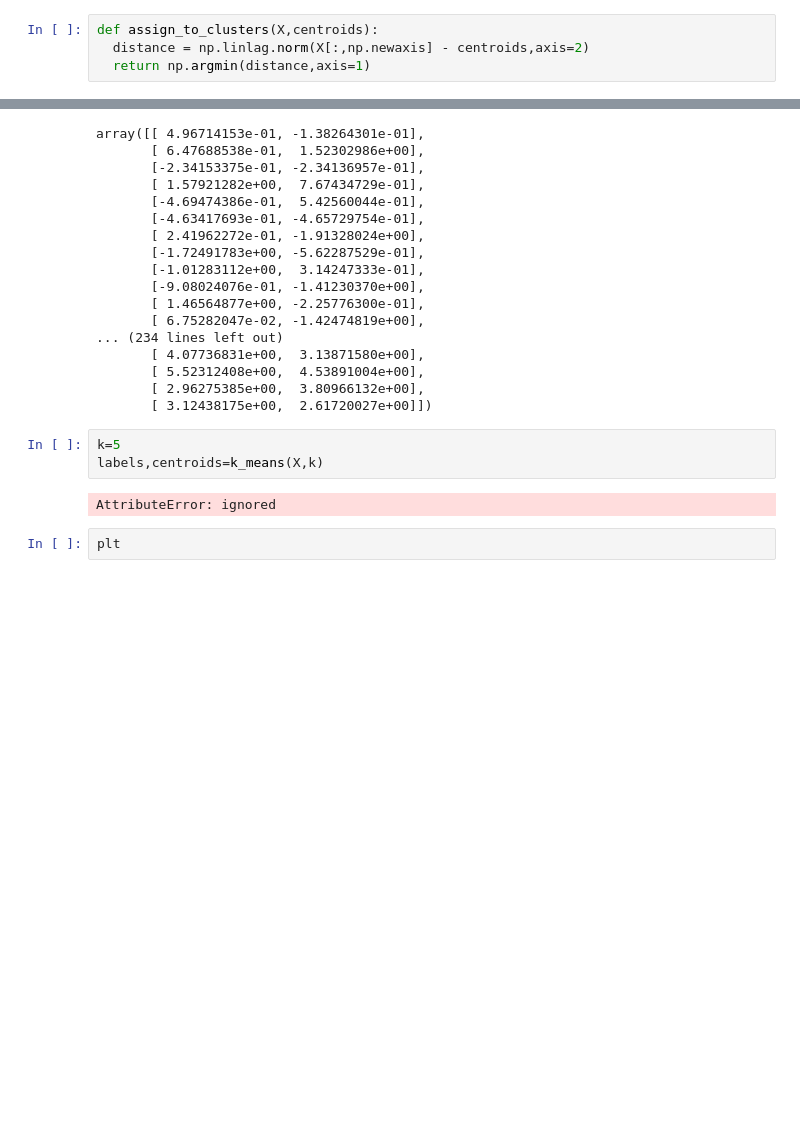
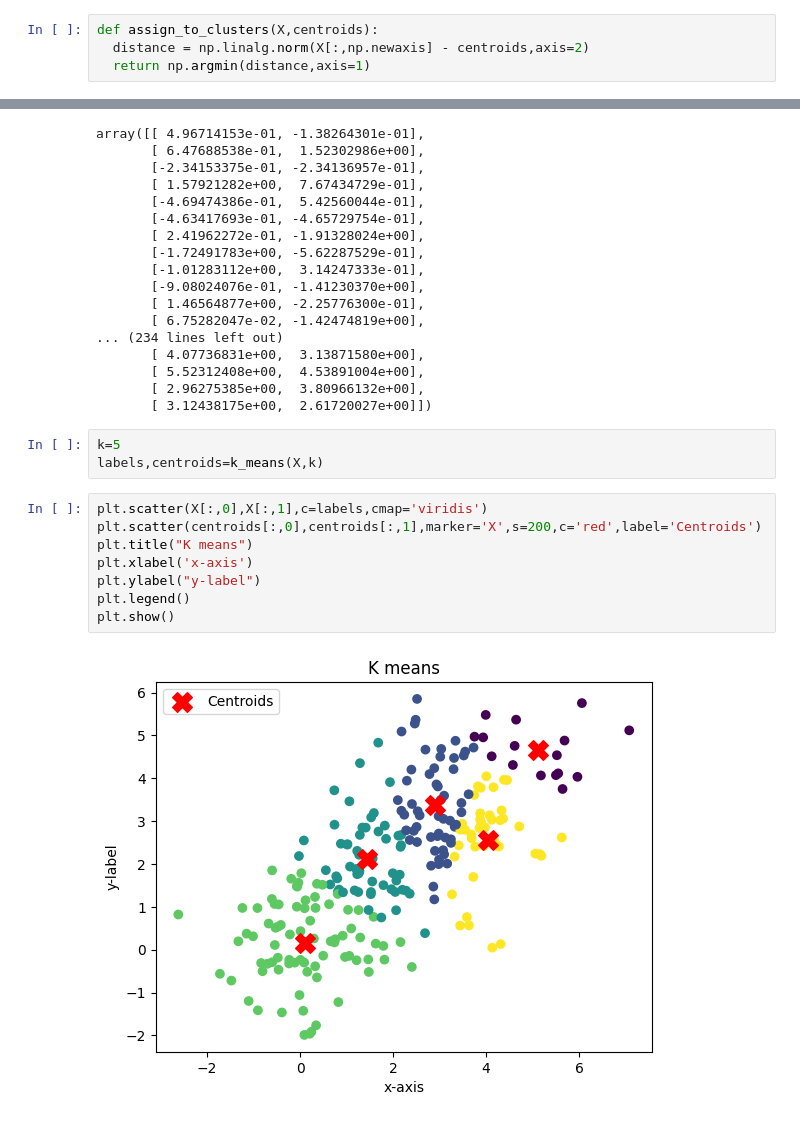
Before and after one commit to RASIL-RISAM/machine-learning-algorithms, a Jupyter notebook: kmean scratch.ipynb, the cells around one changed output, grey strips where cells are left out. Drawn from its saved outputs; the diff is of its cells as text; blank space fills up the shorter version.

```diff
--- a/kmean scratch.ipynb
+++ b/kmean scratch.ipynb
@@ -8,7 +8,7 @@ def intialize_centroids(X,k):
   return X[indices]
 # %%
 def assign_to_clusters(X,centroids):
-  distance = np.linlag.norm(X[:,np.newaxis] - centroids,axis=2)
+  distance = np.linalg.norm(X[:,np.newaxis] - centroids,axis=2)
   return np.argmin(distance,axis=1)
 # %%
 def update_centroids(X,labels,k):
@@ -50,7 +50,13 @@ array([[ 4.96714153e-01, -1.38264301e-01],
 # %%
 k=5
 labels,centroids=k_means(X,k)
-# %% [output]
-AttributeError: ignored
-# %%
-plt
+# %%
+plt.scatter(X[:,0],X[:,1],c=labels,cmap='viridis')
+plt.scatter(centroids[:,0],centroids[:,1],marker='X',s=200,c='red',label='Centroids')
+plt.title("K means")
+plt.xlabel('x-axis')
+plt.ylabel("y-label")
+plt.legend()
+plt.show()
+# %% [output]
+[figure, added]
```
Also changed, not shown: 3 other files.
